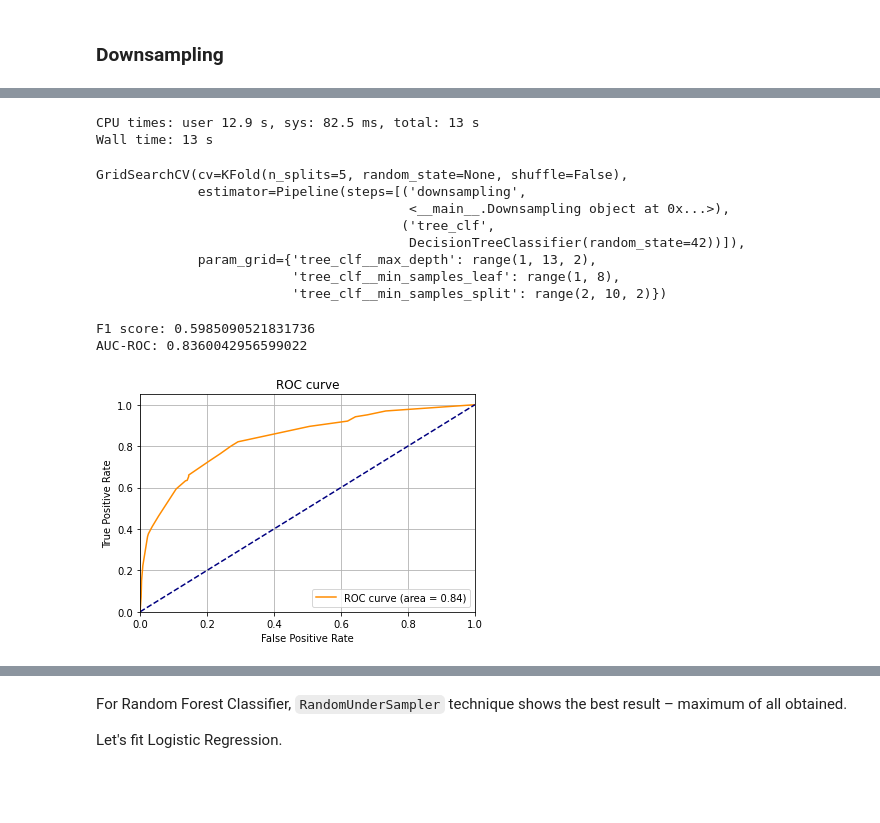
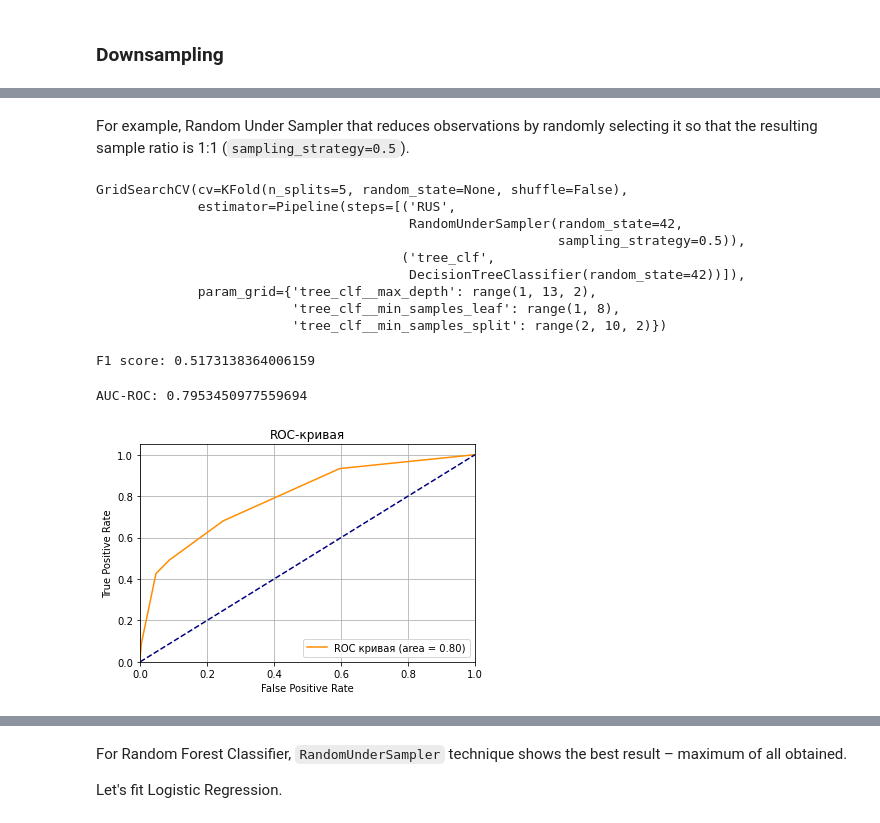
Before and after one commit to anshilina/ds_projects_2022, a Jupyter notebook: bank_customers_attrition/bank_customers_attrition.ipynb, the cells around one changed output, grey strips where cells are left out. Drawn from its saved outputs; the diff is of its cells as text; code cells hidden in the pictures; blank space fills up the shorter version.

```diff
--- a/bank_customers_attrition/bank_customers_attrition.ipynb
+++ b/bank_customers_attrition/bank_customers_attrition.ipynb
@@ -715,0 +519,13 @@ Random forest is still the best model.
+# %%
+%%time
+
+params = {'tree_clf__max_depth': range(1,13,2),
+          'tree_clf__min_samples_leaf': range(1,8),
+          'tree_clf__min_samples_split': range(2,10,2)
+         }
+
+pipe_tree = Pipeline([('smote', SMOTE(random_state=42)),
+                      ('tree_clf', DecisionTreeClassifier(random_state=42))])
+
+grid_tree = GridSearchCV(pipe_tree, params, cv=KFold(n_splits=5))
+grid_tree.fit(features_train, target_train)
@@ -715,0 +622,8 @@ Random forest is still the best model.
+# %%
+%%time
+
+pipe_linear = Pipeline([('smote', SMOTE(random_state=42)),
+                        ('scaler', transformer),
+                        ('linear_clf', LogisticRegression())])
+
+pipe_linear.fit(features_train, target_train)
@@ -743,8 +682,8 @@ Let's search params for our models, fit them and check F1 and AUC-ROC scores.
+# %% [markdown]
+For example, Random Under Sampler that reduces observations by randomly selecting it so that the resulting sample ratio is 1:1 (`sampling_strategy=0.5`).
 # %%
-%%time
-
-pipe_tree_down = Pipeline([('downsampling', Downsampling()),
-                      ('tree_clf', DecisionTreeClassifier(random_state=42))])
+pipe_tree_down = Pipeline([('RUS', RandomUnderSampler(random_state=42, sampling_strategy=0.5)),
+                           ('tree_clf', DecisionTreeClassifier(random_state=42))])
 
 params = {'tree_clf__max_depth': range(1,13,2),
           'tree_clf__min_samples_leaf': range(1,8),
@@ -752,42 +691,41 @@ params = {'tree_clf__max_depth': range(1,13,2),
          }
 
 grid_tree_down = GridSearchCV(pipe_tree_down, params, cv=KFold(n_splits=5))
-grid_tree_down.fit(features_train, target_train, downsampling__fraction=0.4)
+grid_tree_down.fit(features_train, target_train)
 # %% [output]
-CPU times: user 12.9 s, sys: 82.5 ms, total: 13 s
-Wall time: 13 s
+GridSearchCV(cv=KFold(n_splits=5, random_state=None, shuffle=False),
+             estimator=Pipeline(steps=[('RUS',
+                                        RandomUnderSampler(random_state=42,
+                                                           sampling_strategy=0.5)),
+                                       ('tree_clf',
+                                        DecisionTreeClassifier(random_state=42))]),
+             param_grid={'tree_clf__max_depth': range(1, 13, 2),
+                         'tree_clf__min_samples_leaf': range(1, 8),
+                         'tree_clf__min_samples_split': range(2, 10, 2)})
-GridSearchCV(cv=KFold(n_splits=5, random_state=None, shuffle=False),
-             estimator=Pipeline(steps=[('downsampling',
-                                        <__main__.Downsampling object at 0x...>),
-                                       ('tree_clf',
-                                        DecisionTreeClassifier(random_state=42))]),
-             param_grid={'tree_clf__max_depth': range(1, 13, 2),
-                         'tree_clf__min_samples_leaf': range(1, 8),
-                         'tree_clf__min_samples_split': range(2, 10, 2)})
-# %%
-predictions_test = grid_tree_down.predict(features_test)
-print('F1 score:', f1_score(target_test, predictions_test))
-
-proba_test = grid_tree_down.predict_proba(features_test)[:,1]
-print('AUC-ROC:', roc_auc_score(target_test, proba_test))
-# %% [output]
-F1 score: 0.5985090521831736
-AUC-ROC: 0.8360042956599022
+# %%
+f1 = np.mean(cross_val_score(grid_tree_down.best_estimator_, features_train, target_train, scoring='f1'))
+print('F1 score:', f1)
+# %% [output]
+F1 score: 0.5173138364006159
+# %%
+proba_train = grid_tree_down.predict_proba(features_train)[:,1]
+print('AUC-ROC:', roc_auc_score(target_train, proba_train))
+# %% [output]
+AUC-ROC: 0.7953450977559694
 # %%
-# рассчитываем roc-кривую
-fpr, tpr, treshold = roc_curve(target_test, proba_test)
+fpr, tpr, treshold = roc_curve(target_train, proba_train)
 roc_auc = auc(fpr, tpr)
-# строим график
+
 plt.plot(fpr, tpr, color='darkorange',
-         label='ROC curve (area = %0.2f)' % roc_auc)
+         label='ROC кривая (area = %0.2f)' % roc_auc)
 plt.plot([0, 1], [0, 1], color='navy', linestyle='--')
 plt.xlim([0.0, 1.0])
 plt.ylim([0.0, 1.05])
 plt.xlabel('False Positive Rate')
 plt.ylabel('True Positive Rate')
-plt.title('ROC curve')
+plt.title('ROC-кривая')
 plt.legend(loc="lower right")
 plt.grid()
 plt.show()
 # %% [output]
-[figure, old version]
+[figure, new version]
```
Also changed, not shown: parts of 92 cells of this notebook, 1 other file.
